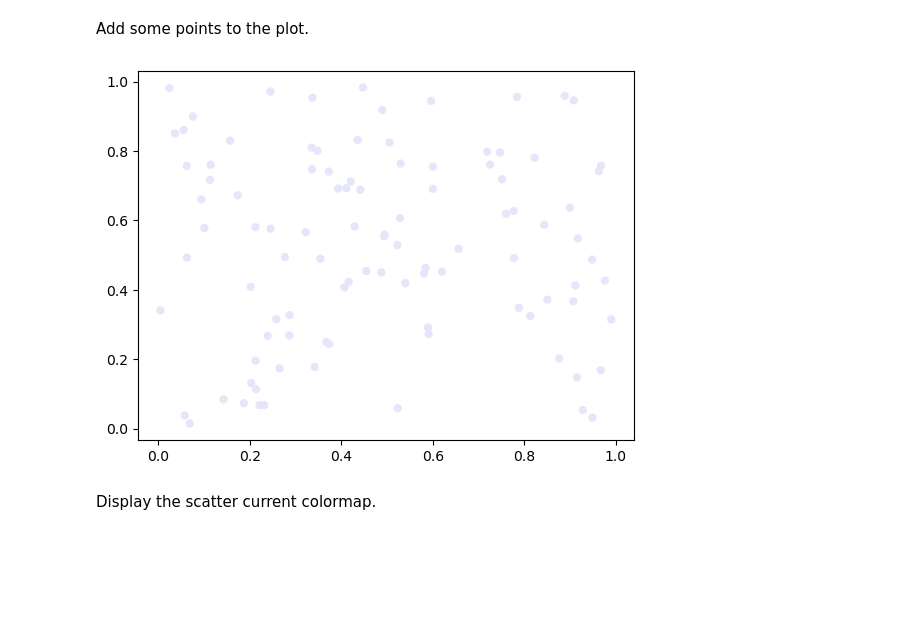
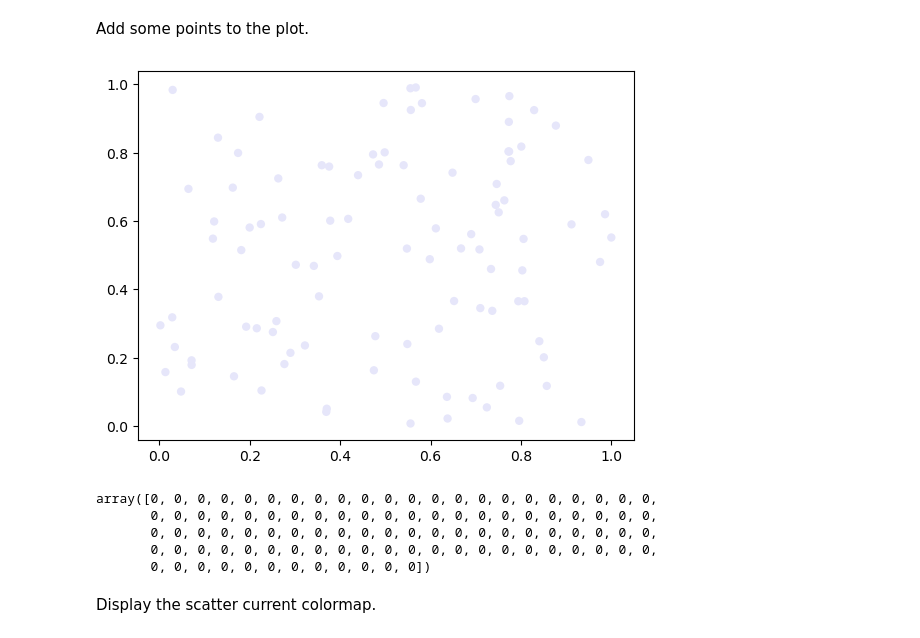
Before and after one commit to BiAPoL/biaplotter, a Jupyter notebook: docs/examples/scatter_artist_example.ipynb, the cells around one changed output. Drawn from its saved outputs; the diff is of its cells as text; code cells hidden in the pictures; blank space fills up the shorter version.

```diff
--- a/docs/examples/scatter_artist_example.ipynb
+++ b/docs/examples/scatter_artist_example.ipynb
@@ -14,11 +14,20 @@ scatter = Scatter(ax)
 # %% [markdown]
 Add some points to the plot.
 # %%
-data = np.random.rand(100, 2)
+n_samples = 100
+data = np.random.rand(n_samples, 2)
 scatter.data = data
 fig
 # %% [output]
-[figure, old version]
+[figure, new version]
+# %%
+scatter.color_indices
+# %% [output]
+array([0, 0, 0, 0, 0, 0, 0, 0, 0, 0, 0, 0, 0, 0, 0, 0, 0, 0, 0, 0, 0, 0,
+       0, 0, 0, 0, 0, 0, 0, 0, 0, 0, 0, 0, 0, 0, 0, 0, 0, 0, 0, 0, 0, 0,
+       0, 0, 0, 0, 0, 0, 0, 0, 0, 0, 0, 0, 0, 0, 0, 0, 0, 0, 0, 0, 0, 0,
+       0, 0, 0, 0, 0, 0, 0, 0, 0, 0, 0, 0, 0, 0, 0, 0, 0, 0, 0, 0, 0, 0,
+       0, 0, 0, 0, 0, 0, 0, 0, 0, 0, 0, 0])
 # %% [markdown]
 Display the scatter current colormap.
 # %%
```
Also changed, not shown: parts of 9 cells of this notebook.
